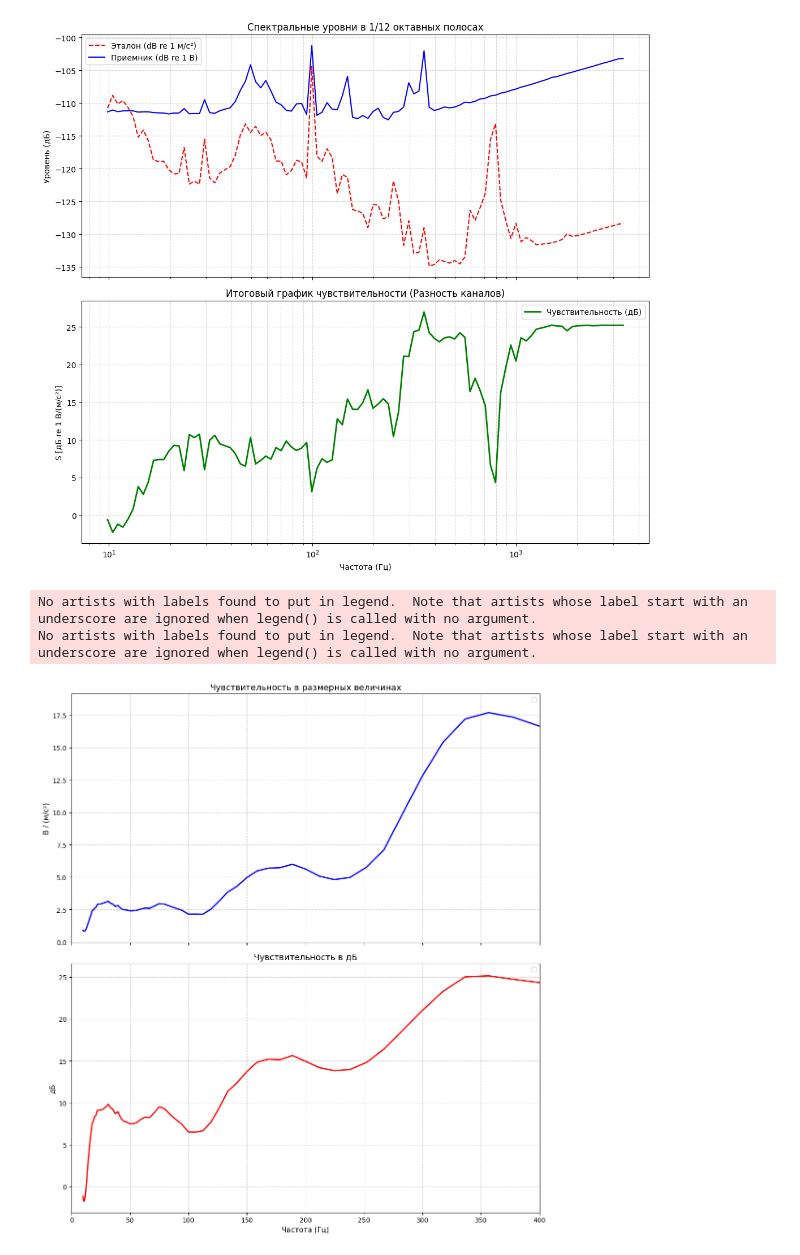
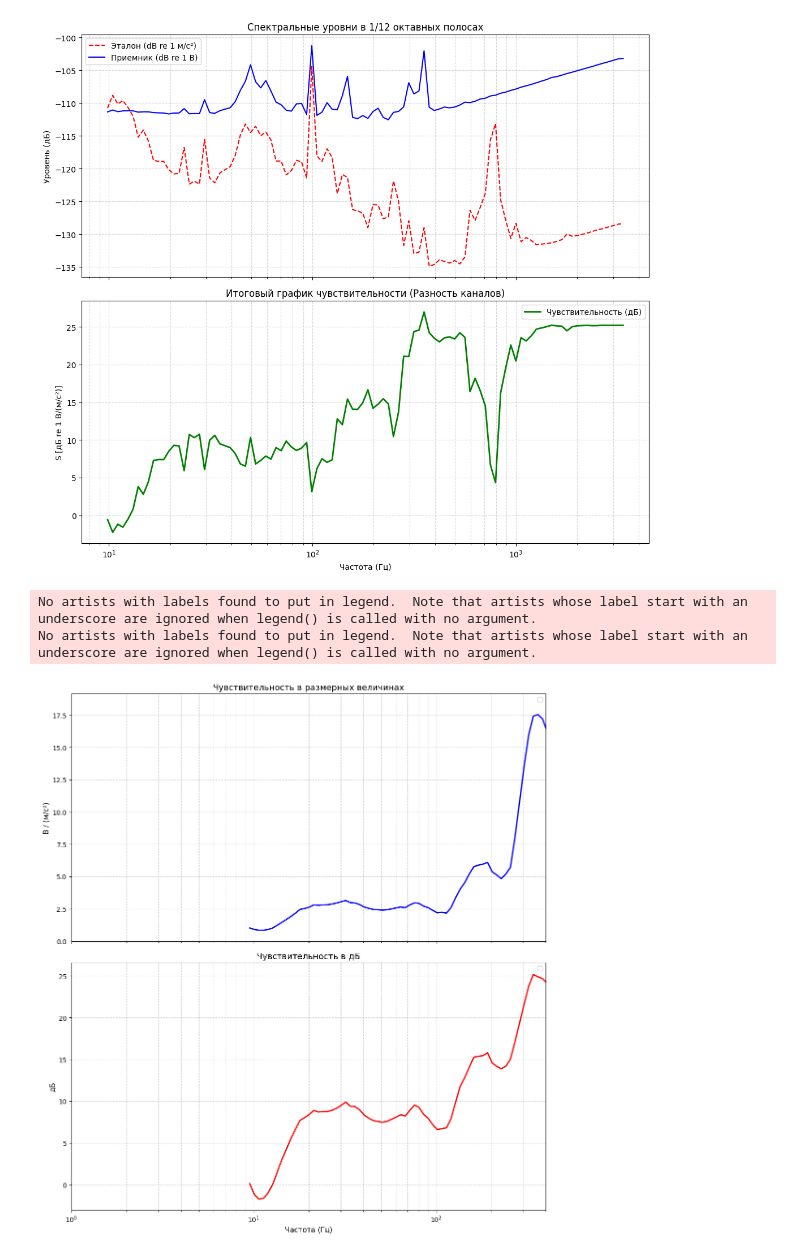
Before and after one commit to bdExplore/Scientific, a Jupyter notebook: Python/PGD/seismic_2804.ipynb, the cells around one changed output. Cells and saved outputs as stored; diff of their text form; code cells hidden in the pictures.

```diff
--- a/Python/PGD/seismic_2804.ipynb
+++ b/Python/PGD/seismic_2804.ipynb
@@ -272,7 +0,0 @@ def calibrate_from_ambient_noise(data, fs, segment_duration=60, plot=True):
-# %%
-wav_file = '/Users/bogda/Desktop/Acoustics/Scientific/Исходные данные/Seismic/2804/20260429-022134(UTC)-Default setup-0058440553.wav'
-
-fs, data = wavfile.read(wav_file)
-
-if __name__ == "__main__":
-    freqs, cal_db, sens = calibrate_from_ambient_noise(data, fs, segment_duration=60)
@@ -770,8 +283,8 @@ import matplotlib.pyplot as plt
 from scipy.io import wavfile
 from scipy.signal import welch, savgol_filter
 
-def get_octave_bands(f_min, f_max, fraction=12):
-    f_ref = 100.0
+def get_octave_bands(f_min, f_max, fraction=3):
+    f_ref = 1
     n_min = np.floor(fraction * np.log2(f_min / f_ref))
     n_max = np.ceil(fraction * np.log2(f_max / f_ref))
     n = np.arange(n_min, n_max + 1)
@@ -829,37 +342,37 @@ def run_calibration_smoothed(file_path, duration_min=1):
 
     return f_mid, sens_linear, sens_lin_smooth, sens_db, sens_db_smooth
 
 # --- Визуализация ---
 try:
     freqs, s_lin, s_lin_s, s_db, s_db_s = run_calibration_smoothed('/Users/bogda/Desktop/Acoustics/Scientific/Исходные данные/Seismic/2804/20260429-082526(UTC)-Default setup-0080272085.wav')
 
     fig, (ax1, ax2) = plt.subplots(2, 1, figsize=(11, 12), sharex=True)
 
     # График 1: Линейная чувствительность
-#    ax1.semilogx(freqs, s_lin, color='gray', alpha=0.3, label='Исходные данные')
-    ax1.plot(freqs, s_lin_s, 'b', linewidth=2)
+    #ax1.semilogx(freqs, s_lin, color='gray', alpha=0.3, label='Исходные данные')
+    ax1.semilogx(freqs, s_lin_s, 'b', linewidth=2)
     ax1.set_ylabel('В / (м/с²)', fontsize=11)
     ax1.set_title('Чувствительность в размерных величинах', fontsize=13)
     ax1.grid(True, which="both", ls="--", alpha=0.6)
-    ax1.set_xlim([0, 400])  # Ограничение по X от 20 Гц до 1000 Гц
+    ax1.set_xlim([1, 400])  # Ограничение по X от 20 Гц до 1000 Гц
     ax1.legend()
 
     # График 2: Чувствительность в дБ
-#    ax2.semilogx(freqs, s_db, color='gray', alpha=0.3, label='Исходные данные')
-    ax2.plot(freqs, s_db_s, 'r', linewidth=2)
+    #ax2.semilogx(freqs, s_db, color='gray', alpha=0.3, label='Исходные данные')
+    ax2.semilogx(freqs, s_db_s, 'r', linewidth=2)
     ax2.set_ylabel('дБ', fontsize=11)
     ax2.set_xlabel('Частота (Гц)', fontsize=11)
     ax2.set_title('Чувствительность в дБ', fontsize=13)
     ax2.grid(True, which="both", ls="--", alpha=0.6)
-    ax2.set_xlim([0, 400])
+    ax2.set_xlim([1, 400])
     ax2.legend()
 
     plt.tight_layout()
     plt.show()
 
 except FileNotFoundError:
     print("Файл не найден.")
 # %% [output]
 No artists with labels found to put in legend.  Note that artists whose label start with an underscore are ignored when legend() is called with no argument.
 No artists with labels found to put in legend.  Note that artists whose label start with an underscore are ignored when legend() is called with no argument.
-[figure, old version]
+[figure, new version]
```
Also changed, not shown: parts of 7 cells of this notebook, 4 other files.
